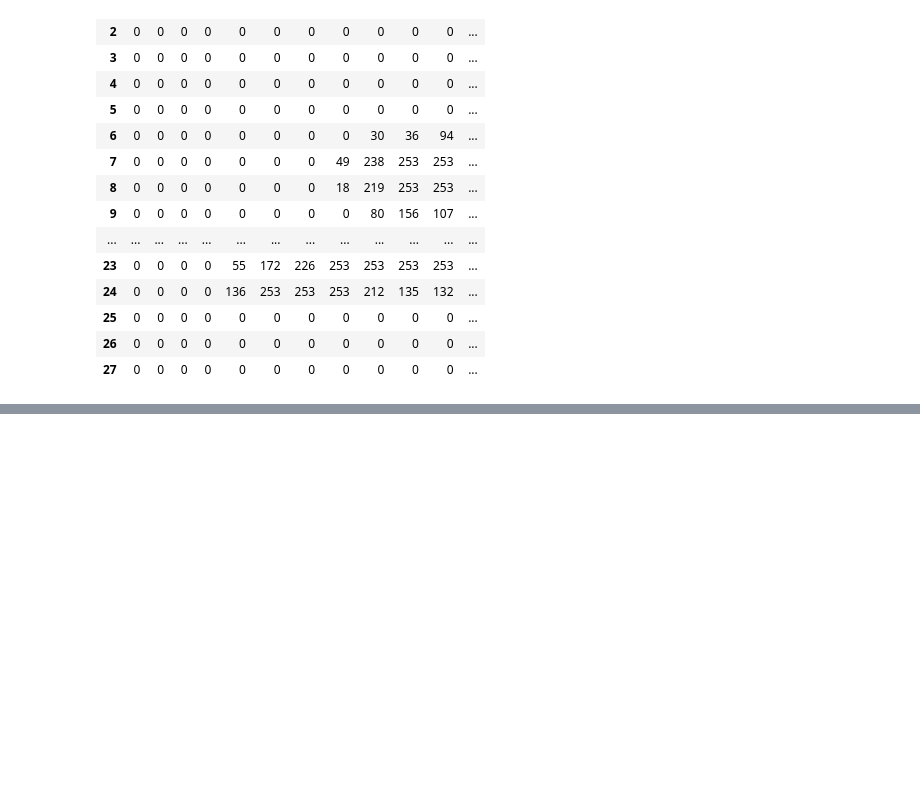
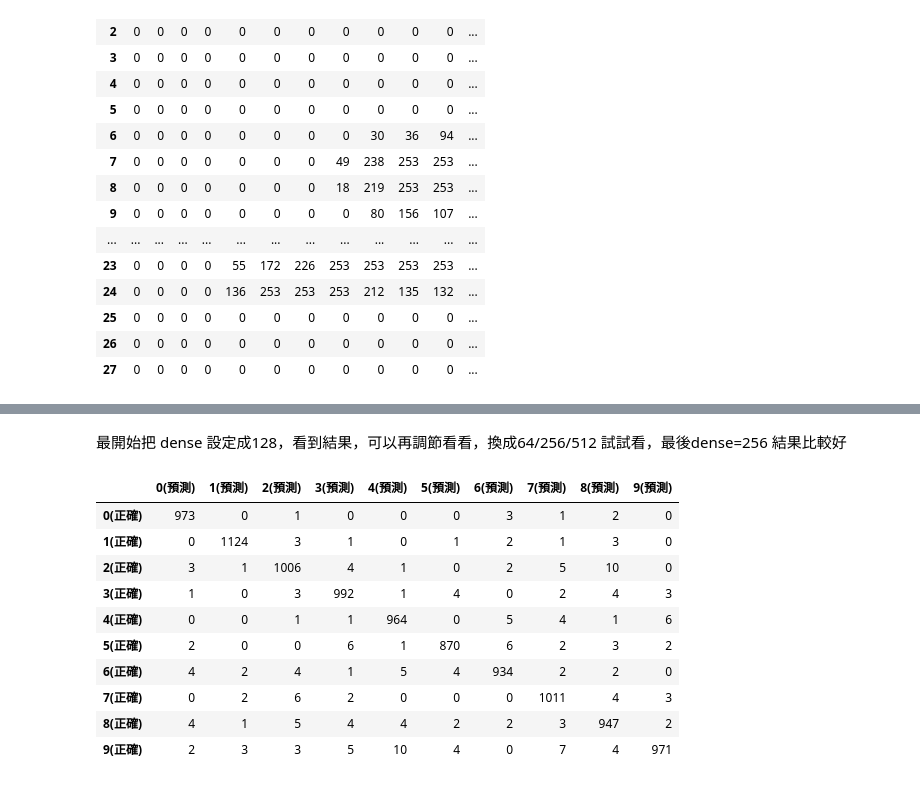
Before and after one commit to hoiyurie/tibame-ml0602, a Jupyter notebook: mlp.ipynb, the cells around one changed output, grey strips where cells are left out. Drawn from its saved outputs; the diff is of its cells as text; code cells hidden in the pictures; blank space fills up the shorter version.

```diff
--- a/mlp.ipynb
+++ b/mlp.ipynb
@@ -82,0 +115,32 @@ _________________________________________________________________
+# %%
+# 圖片預處理
+
+# 圖片: [[255, 0, 255, 128]]
+# 28 * 28 -> 784
+x_train_norm = x_train.reshape(60000, 784) / 255.0
+x_test_norm = x_test.reshape(10000, 784) / 255.0
+# print(x_train_norm[0])
+# %%
+from tensorflow.keras.callbacks import EarlyStopping, ModelCheckpoint
+# validation_split: 切出一些驗證資料來做驗證(0.1: 54000筆資料訓練)
+# epochs: 看幾輪(10輪: 54000 * 10)
+# batch_size: 看了多少筆再做一次梯度調整(看圖片大小, 圖片小（20*20算小圖）:200, 圖片大（200*200算大圖）:20)
+# 200batch, 10epoch: 54000 * 10 / 200 -> 2700(梯度調整)
+# verbose: 0(無聲) 1(最詳細) 2(沒有進度條)
+
+# patience=5 （比如0.25是最低，從0.25 開始向後數5個，如果沒有比他更小的，就停止）
+# restore_best_weights=True 回到最好的那一次
+# save_best_only=True  只會保存最好的那一次
+# epchs 最大值是100，設定成最大值，才會中間停下來
+
+callbacks = [
+    EarlyStopping(patience=5, restore_best_weights=True),
+    ModelCheckpoint("mlp.h5", save_best_only=True)
+]
+model.fit(x_train_norm,
+          y_train_cat,
+          validation_split=0.1,
+          epochs=100,
+          batch_size=200,
+          verbose=2,
+          callbacks=callbacks)
@@ -82,0 +171,26 @@ _________________________________________________________________
+# %% [markdown]
+最開始把 dense 設定成128，看到結果，可以再調節看看，換成64/256/512 試試看，最後dense=256 結果比較好
+# %%
+from sklearn.metrics import confusion_matrix
+# 以前 predict_proba  --> 現在 predict
+# 以前 predict --> 現在 predict_classes
+# 只要在tensorflow裡：就帶one-hot後的 y_test_cat
+# 不在tensorflow： 就帶原本的 y_test
+
+pre = model.predict_classes(x_test_norm)
+mat = confusion_matrix(y_test, pre)
+pd.DataFrame(mat,
+             columns=["{}(預測)".format(i) for i in range(10)],
+             index=["{}(正確)".format(i) for i in range(10)],)
+# %% [output]
+|  | 0(預測) | 1(預測) | 2(預測) | 3(預測) | 4(預測) | 5(預測) | 6(預測) | 7(預測) | 8(預測) | 9(預測) |
+| 0(正確) | 973 | 0 | 1 | 0 | 0 | 0 | 3 | 1 | 2 | 0 |
+| 1(正確) | 0 | 1124 | 3 | 1 | 0 | 1 | 2 | 1 | 3 | 0 |
+| 2(正確) | 3 | 1 | 1006 | 4 | 1 | 0 | 2 | 5 | 10 | 0 |
+| 3(正確) | 1 | 0 | 3 | 992 | 1 | 4 | 0 | 2 | 4 | 3 |
+| 4(正確) | 0 | 0 | 1 | 1 | 964 | 0 | 5 | 4 | 1 | 6 |
+| 5(正確) | 2 | 0 | 0 | 6 | 1 | 870 | 6 | 2 | 3 | 2 |
+| 6(正確) | 4 | 2 | 4 | 1 | 5 | 4 | 934 | 2 | 2 | 0 |
+| 7(正確) | 0 | 2 | 6 | 2 | 0 | 0 | 0 | 1011 | 4 | 3 |
+| 8(正確) | 4 | 1 | 5 | 4 | 4 | 2 | 2 | 3 | 947 | 2 |
+| 9(正確) | 2 | 3 | 3 | 5 | 10 | 4 | 0 | 7 | 4 | 971 |
```
Also changed, not shown: parts of 7 cells of this notebook.
